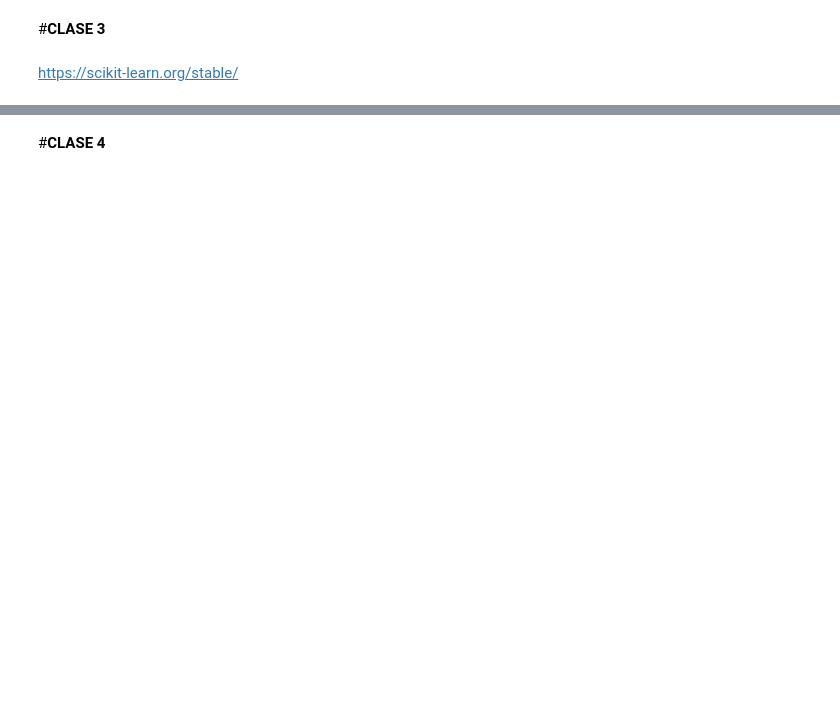
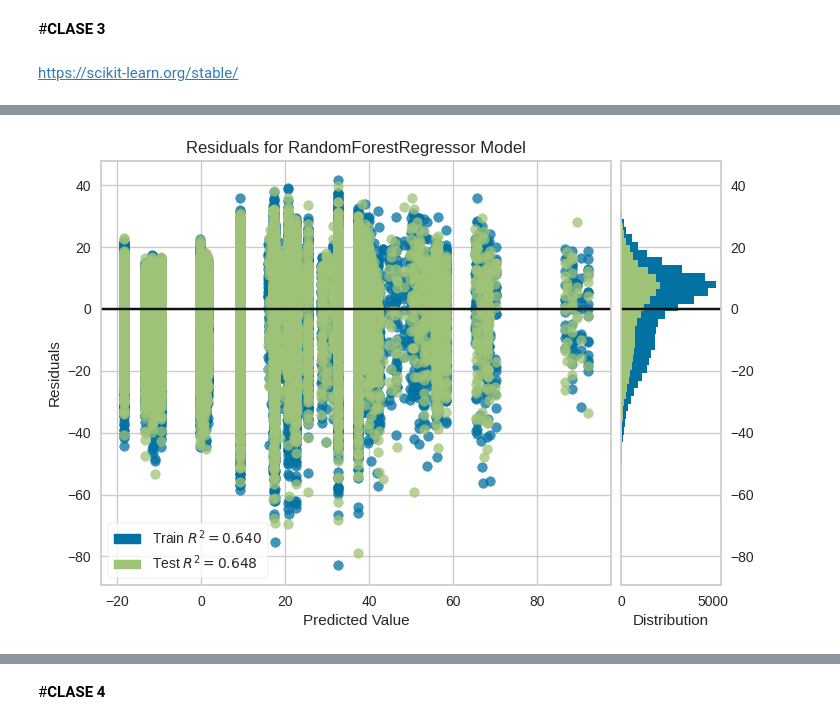
Before and after one commit to Cesar-Curitol/optimizaci-n_aeroportuaria, a Jupyter notebook: optimización_aeroportuaria_2.ipynb, the cells around one changed output, grey strips where cells are left out. Cells and saved outputs as stored; diff of their text form; code cells hidden in the pictures; blank space fills up the shorter version.

```diff
--- a/optimización_aeroportuaria_2.ipynb
+++ b/optimización_aeroportuaria_2.ipynb
@@ -322,0 +371,8 @@ https://scikit-learn.org/stable/
+# %%
+
+from yellowbrick.regressor import residuals_plot
+
+
+viz = residuals_plot(modelo, X_train, y_train, X_test, y_test)
+# %% [output]
+[figure, added]
```
Also changed, not shown: parts of 32 cells of this notebook.
